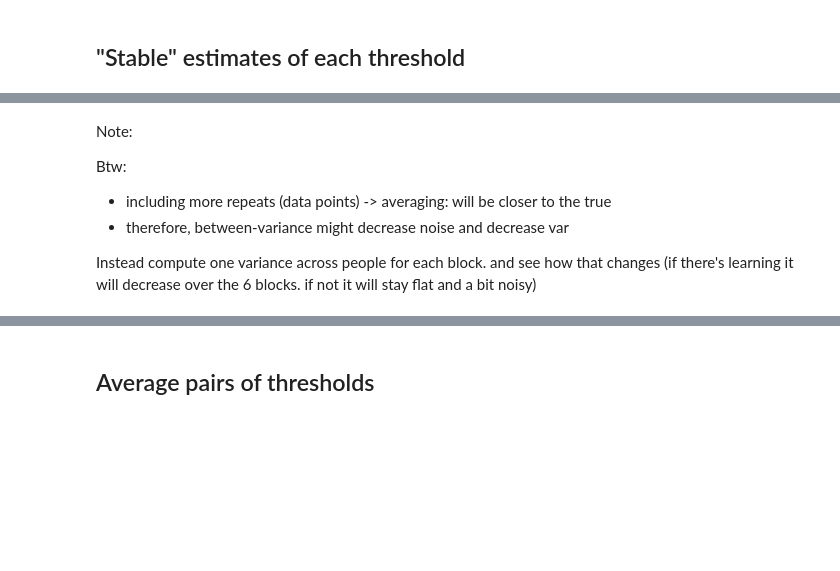
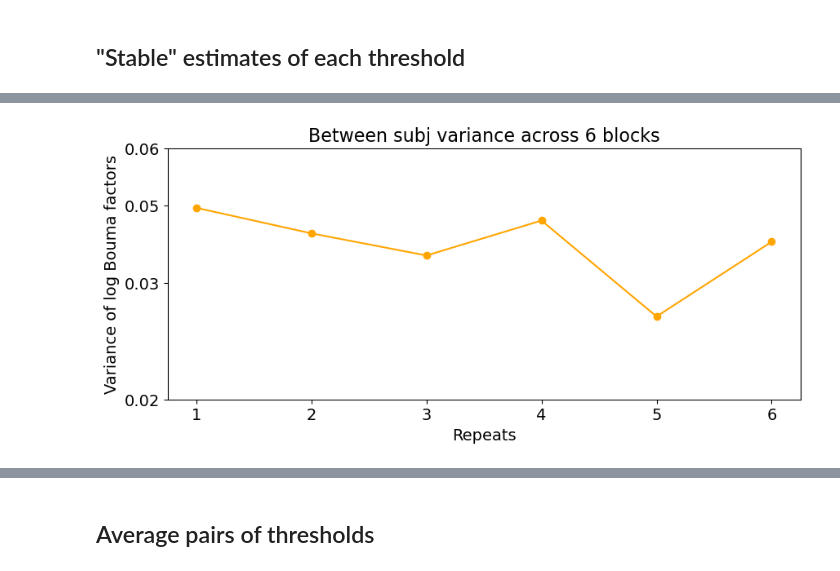
Before and after one commit to fh986/crowding-individual-difference, a Jupyter notebook: Variance_Crowding.ipynb, the cells around one changed output, grey strips where cells are left out. Saved outputs shown, nothing was run; the diff lists cells and outputs as text; code cells hidden in the pictures; blank space fills up the shorter version.

```diff
--- a/Variance_Crowding.ipynb
+++ b/Variance_Crowding.ipynb
@@ -387,11 +429,29 @@ NameError: name 'start' is not defined
-# %% [markdown]
-Note:
-
-Btw:
-- including more repeats (data points) -> averaging: will be closer to the true
-- therefore, between-variance might decrease noise and decrease var
-
-Instead compute one variance across people for each block. and see how that changes (if there's learning it will decrease over the 6 blocks. if not it will stay flat and a bit noisy)
+# %%
+btw_subj_var_across_blocks = np.nanvar(subj_avgRL_log, axis=0, ddof=1)
+
+plt.figure(figsize=(10, 4))
+plt.plot(range(1,7), btw_subj_var_across_blocks, marker='o', color = 'orange')
+plt.title('Between subj variance across 6 blocks', fontsize = 16)
+plt.xlabel('Repeats', fontsize = 14)
+plt.xticks(range(1,7))
+plt.ylabel('Variance of log Bouma factors', fontsize = 14)
+
+plt.yscale('log')
+ymin = 0.02
+ymax = 0.06
+plt.ylim([ymin, ymax])
+tick_positions = np.linspace(ymin, ymax, num=4)
+plt.yticks(tick_positions, labels=[f"{x:.2f}" for x in tick_positions])
+plt.gca().tick_params(labelsize=14)
+plt.gca().yaxis.set_major_locator(plt.FixedLocator(tick_positions))  # Remove extra ticks
+plt.gca().yaxis.set_minor_locator(plt.NullLocator())  # Remove minor ticks
+
+# plt.legend()
+# plt.legend(loc='upper left', bbox_to_anchor=(1, 1))
+# plt.gca().tick_params(labelsize=14)
+plt.show()
+# %% [output]
+[figure, added]
 # %%
 def variance_summary_backwards(threshold_mtx):
 
```
Also changed, not shown: parts of 20 cells of this notebook.
